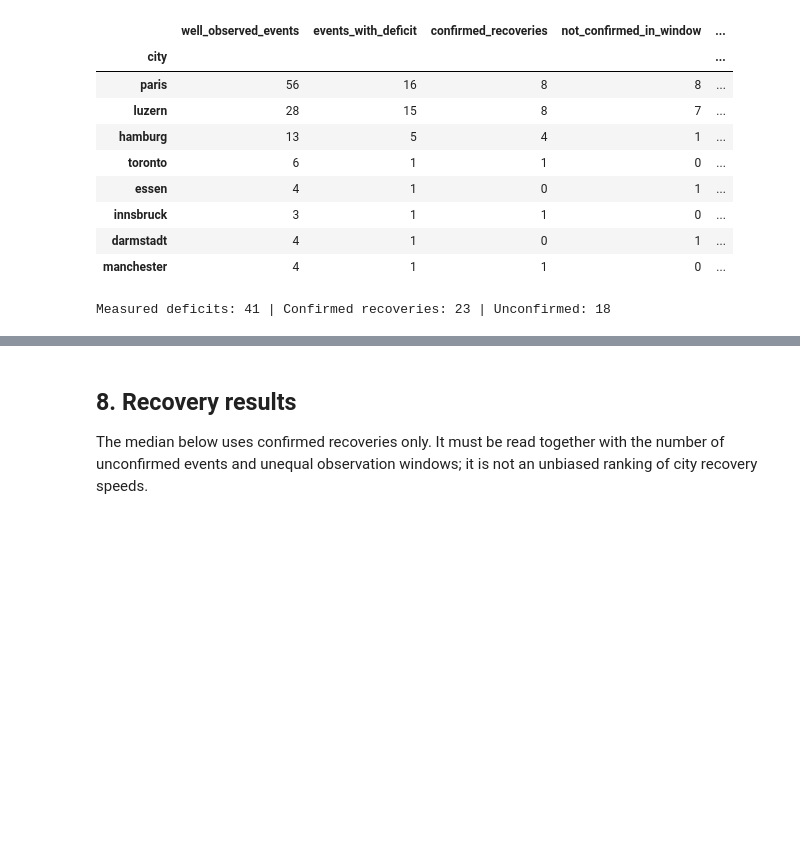
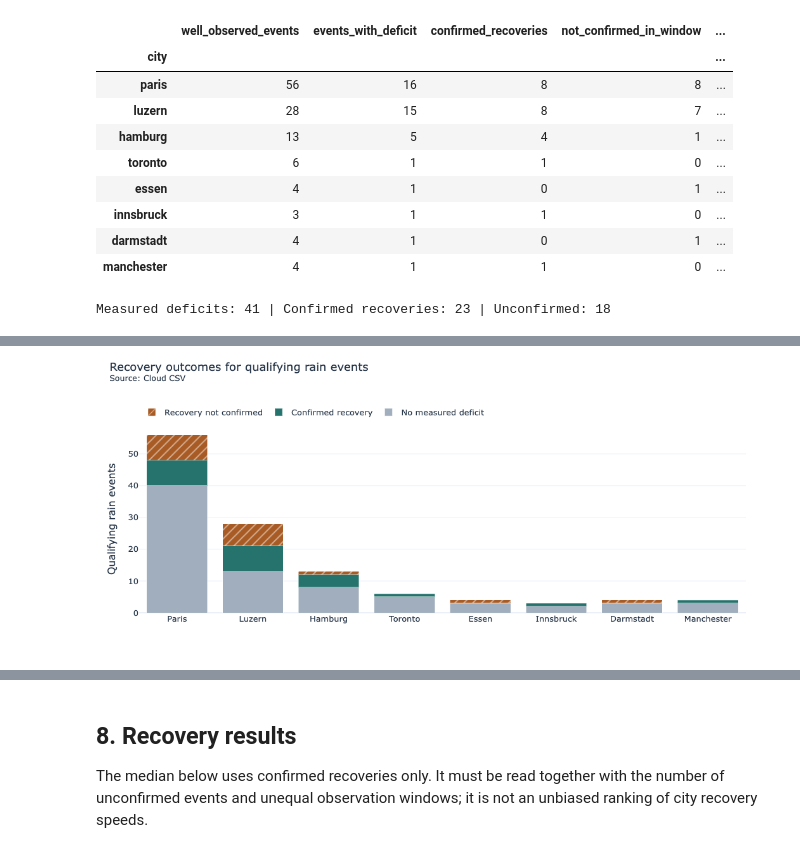
Before and after one commit to divyakapoor23/IUTF_Viz, a Jupyter notebook: Project2.ipynb, the cells around one changed output, grey strips where cells are left out. Saved outputs shown, nothing was run; the diff lists cells and outputs as text; code cells hidden in the pictures; blank space fills up the shorter version.

```diff
--- a/Project2.ipynb
+++ b/Project2.ipynb
@@ -880,0 +1165,21 @@ Measured deficits: 41 | Confirmed recoveries: 23 | Unconfirmed: 18
+# %%
+event_outcomes = (
+    events.groupby(['city', 'recovery_status']).size().unstack(fill_value=0)
+    .reindex(index=CITIES, columns=list(outcome_labels), fill_value=0)
+)
+event_totals = event_outcomes.sum(axis=1)
+fig_event_outcomes = go.Figure()
+for (status, label), color, pattern in zip(
+    outcome_labels.items(), ['#a1aebd', '#26736d', '#a85b24'], ['', '', '/']
+):
+    fig_event_outcomes.add_trace(go.Bar(
+        x=[NAMES[city] for city in CITIES], y=event_outcomes[status], customdata=event_totals,
+        name=label, marker=dict(color=color, pattern=dict(shape=pattern)),
+        hovertemplate='%{x}<br>%{y} of %{customdata} qualifying events',
+    ))
+style_notebook_plot(fig_event_outcomes, 'Recovery outcomes for qualifying rain events')
+fig_event_outcomes.update_layout(barmode='stack')
+fig_event_outcomes.update_yaxes(title_text='Qualifying rain events', rangemode='tozero')
+fig_event_outcomes.show()
+# %% [output]
+[figure, added]
```
Also changed, not shown: parts of 18 cells of this notebook, 8 other files.
